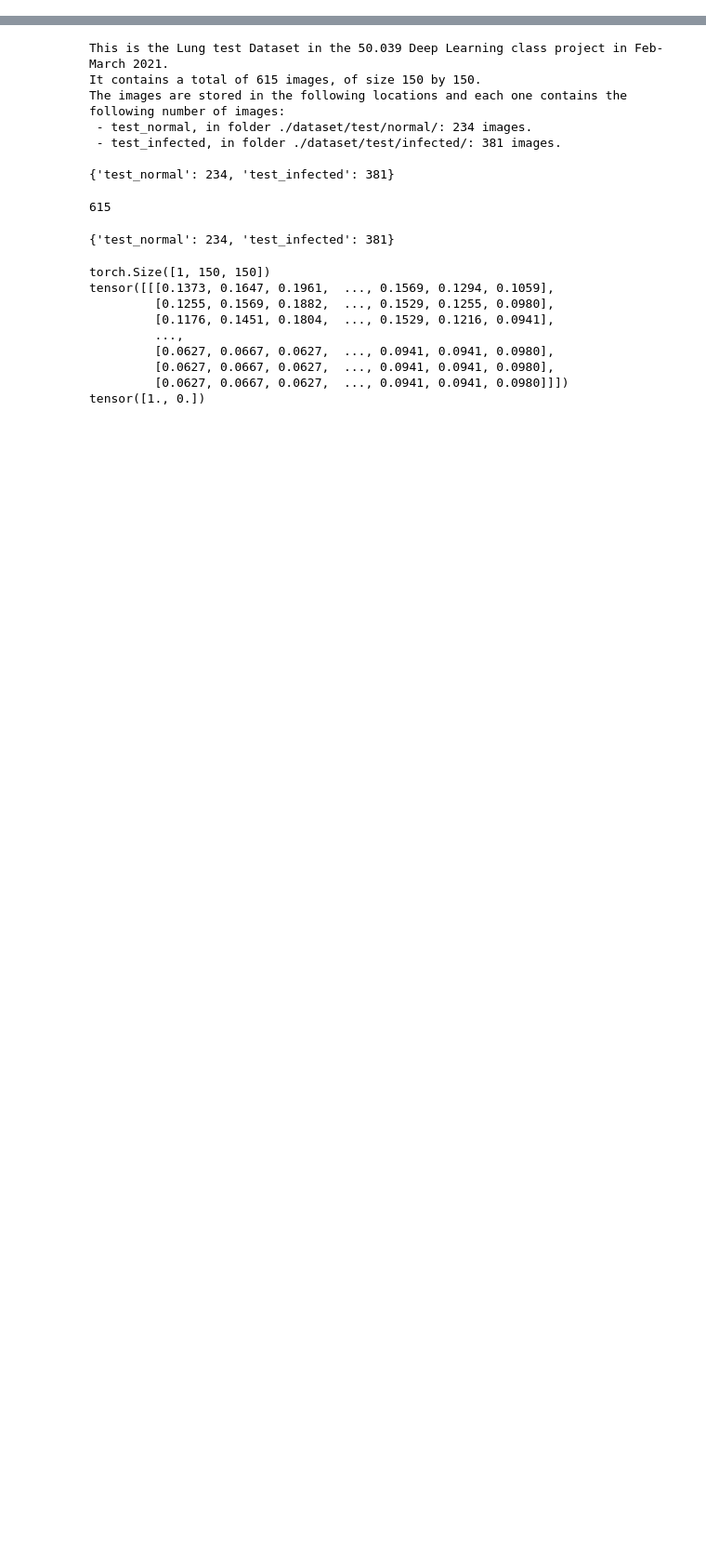
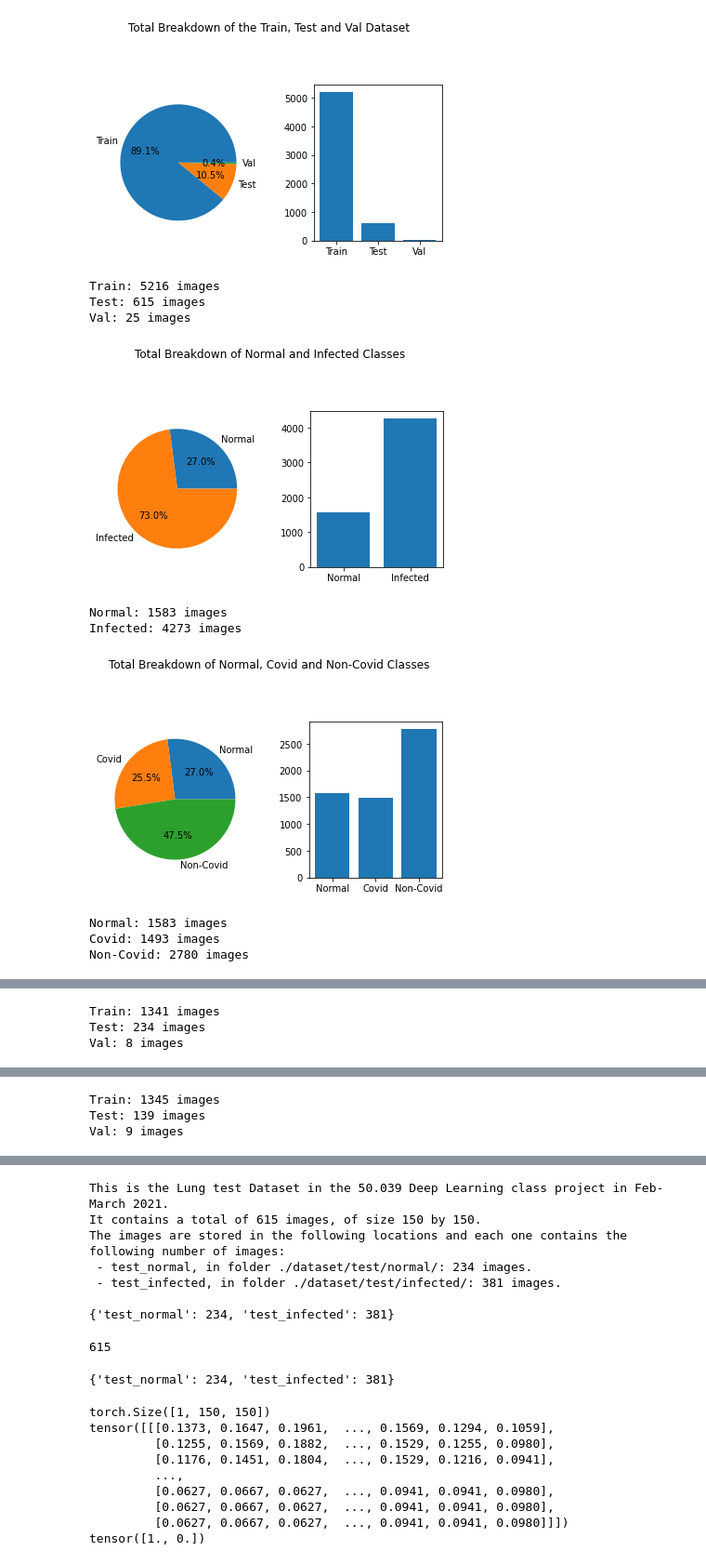
Before and after one commit to EYLeong/Chest_X-ray_Classifier, a Jupyter notebook: Dataloaders.ipynb, the cells around one changed output, grey strips where cells are left out. Shown at 93% size. Drawn from its saved outputs; the diff is of its cells as text; code cells hidden in the pictures; blank space fills up the shorter version.

Commit message:
Added Dataset Analysis

```diff
--- a/Dataloaders.ipynb
+++ b/Dataloaders.ipynb
@@ -229,6 +230,7 @@ class Lung_Dataset(Dataset):
 
         # Display
         plt.imshow(im)
+        return im
 
     def __len__(self):
         """
@@ -240,6 +242,10 @@ class Lung_Dataset(Dataset):
 
     def length(self):
         return sum(self.dataset_numbers.values())
+
+    def retrieve_image(self, index):
+        im, label = self.__getitem__(index)
+        return im, label
 
 
     def __getitem__(self, index):
@@ -299,0 +437,21 @@ class Lung_Dataset(Dataset):
+# %%
+lda = Lung_Dataset_Analysis()
+
+lda.total_ttv_size()
+lda.simple_class_size()
+lda.total_class_size()
+lda.class_size('normal')
+lda.class_size('covid')
+lda.class_size('non_covid')
+# %% [output]
+[figure, added]
+Train: 5216 images
+Test: 615 images
+Val: 25 images
+[figure, added]
+Normal: 1583 images
+Infected: 4273 images
+[figure, added]
+Normal: 1583 images
+Covid: 1493 images
+Non-Covid: 2780 images
@@ -299,0 +459,3 @@ class Lung_Dataset(Dataset):
+Train: 1341 images
+Test: 234 images
+Val: 8 images
@@ -299,0 +463,3 @@ class Lung_Dataset(Dataset):
+Train: 1345 images
+Test: 139 images
+Val: 9 images
```
Also changed, not shown: parts of 5 cells of this notebook, 2 other files.
